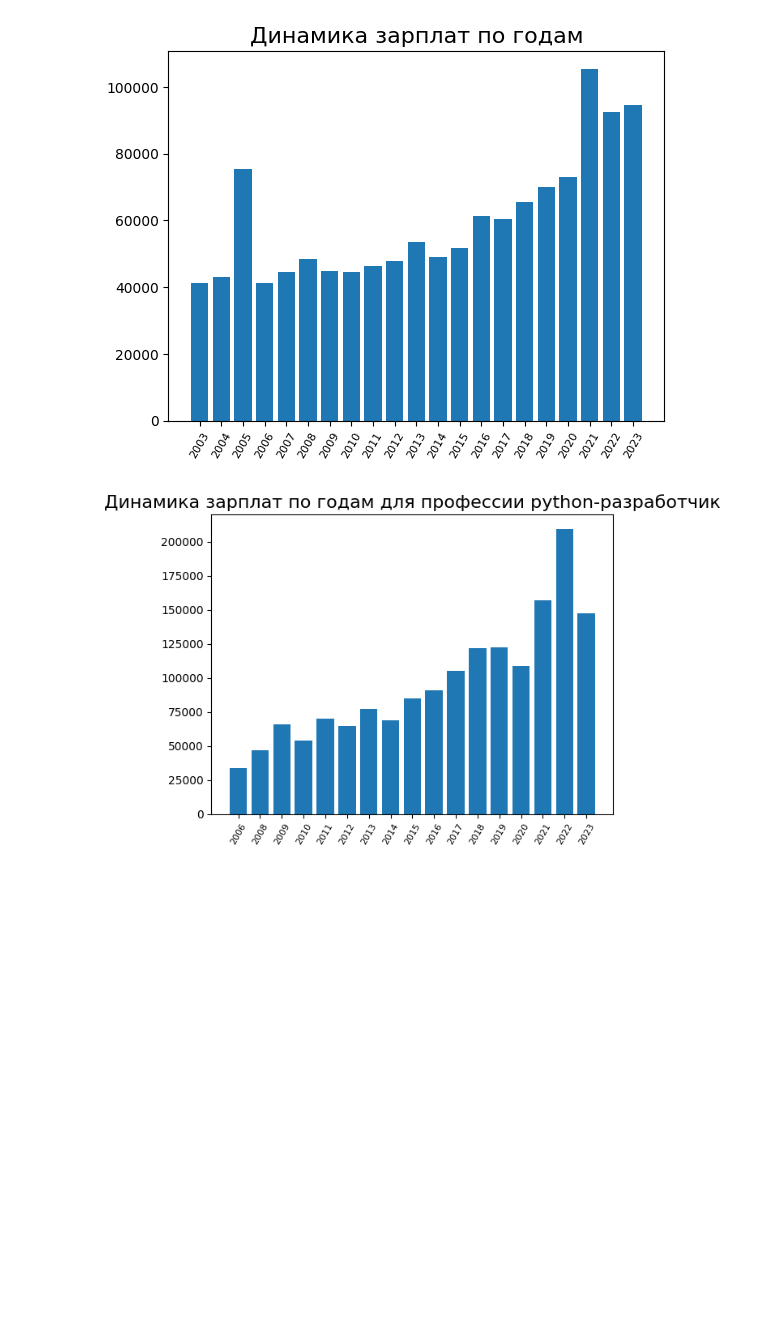
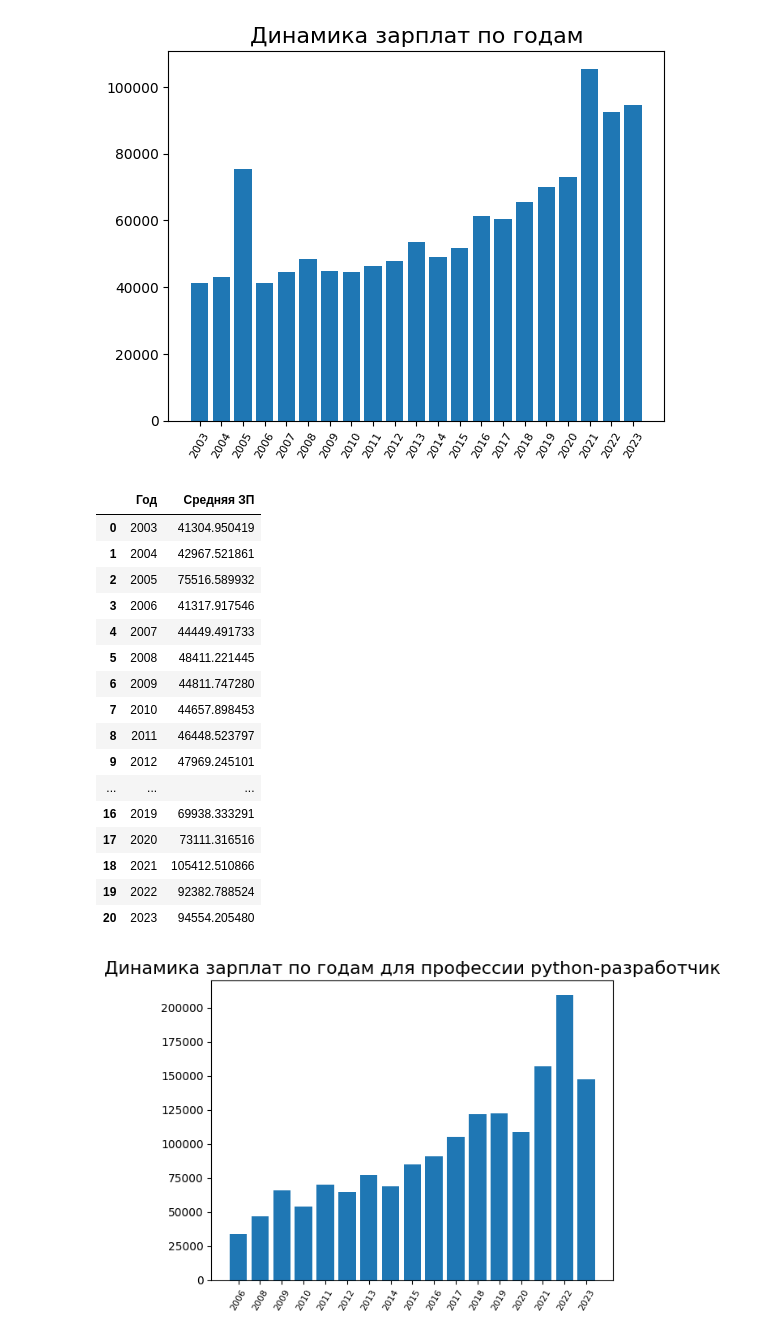
Before and after one commit to Vl4ddd/projectDjango, a Jupyter notebook: scripts/salary_count.ipynb, the cells around one changed output. Saved outputs shown, nothing was run; the diff lists cells and outputs as text; code cells hidden in the pictures; blank space fills up the shorter version.

```diff
--- a/scripts/salary_count.ipynb
+++ b/scripts/salary_count.ipynb
@@ -255,6 +260,26 @@ plt.show()
 [figure]
 # %%
 df_year_to_html = pd.DataFrame(list(year_salary.items ()), columns = ['Год', 'Средняя ЗП'])
+# %%
+df_year_to_html
+# %% [output]
+|  | Год | Средняя ЗП |
+| 0 | 2003 | 41304.950419 |
+| 1 | 2004 | 42967.521861 |
+| 2 | 2005 | 75516.589932 |
+| 3 | 2006 | 41317.917546 |
+| 4 | 2007 | 44449.491733 |
+| 5 | 2008 | 48411.221445 |
+| 6 | 2009 | 44811.747280 |
+| 7 | 2010 | 44657.898453 |
+| 8 | 2011 | 46448.523797 |
+| 9 | 2012 | 47969.245101 |
+| ... | ... | ... |
+| 16 | 2019 | 69938.333291 |
+| 17 | 2020 | 73111.316516 |
+| 18 | 2021 | 105412.510866 |
+| 19 | 2022 | 92382.788524 |
+| 20 | 2023 | 94554.205480 |
 # %%
 df_year_to_html.to_html('year_to_html.html')
 # %%
```
Also changed, not shown: parts of 18 cells of this notebook, 9 other files.
